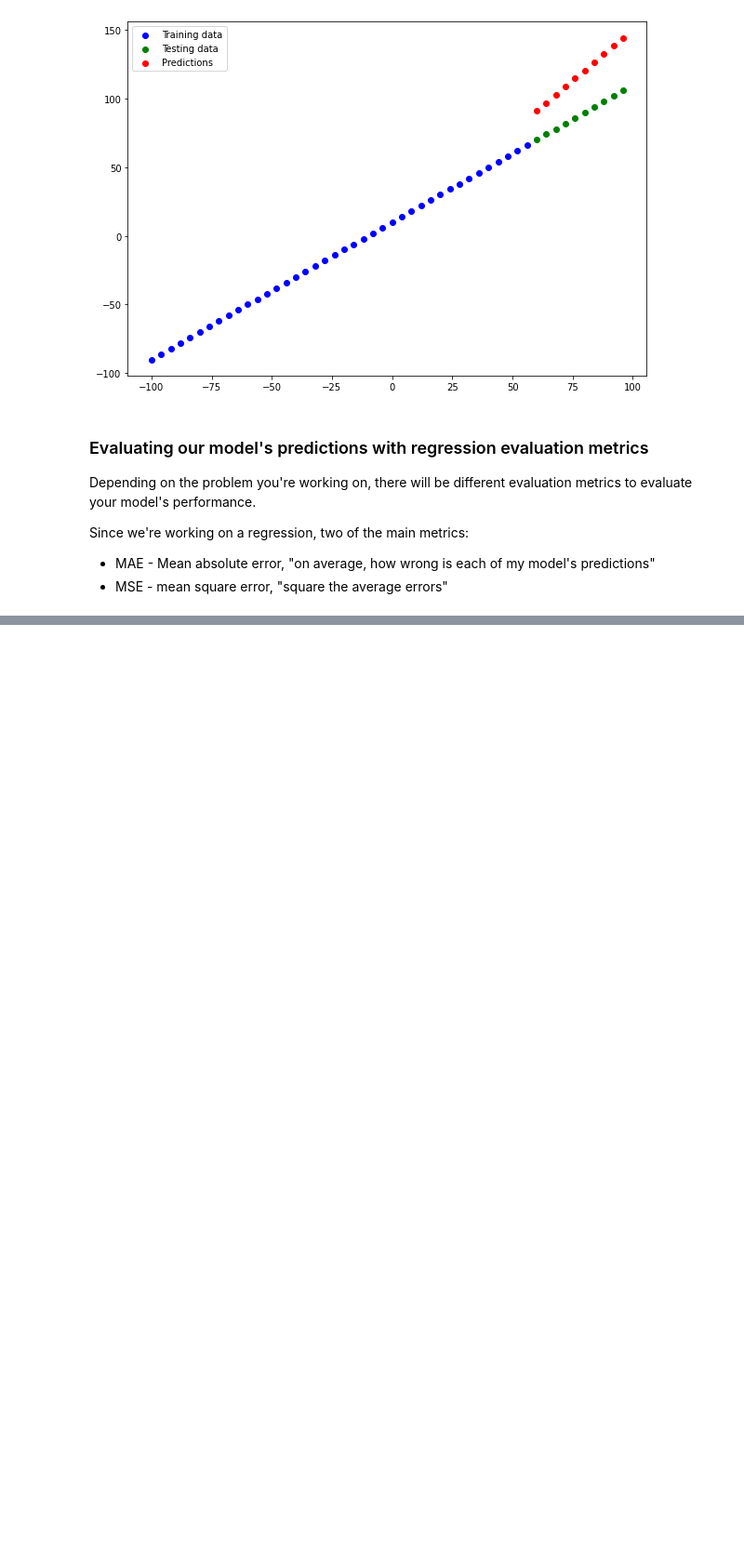
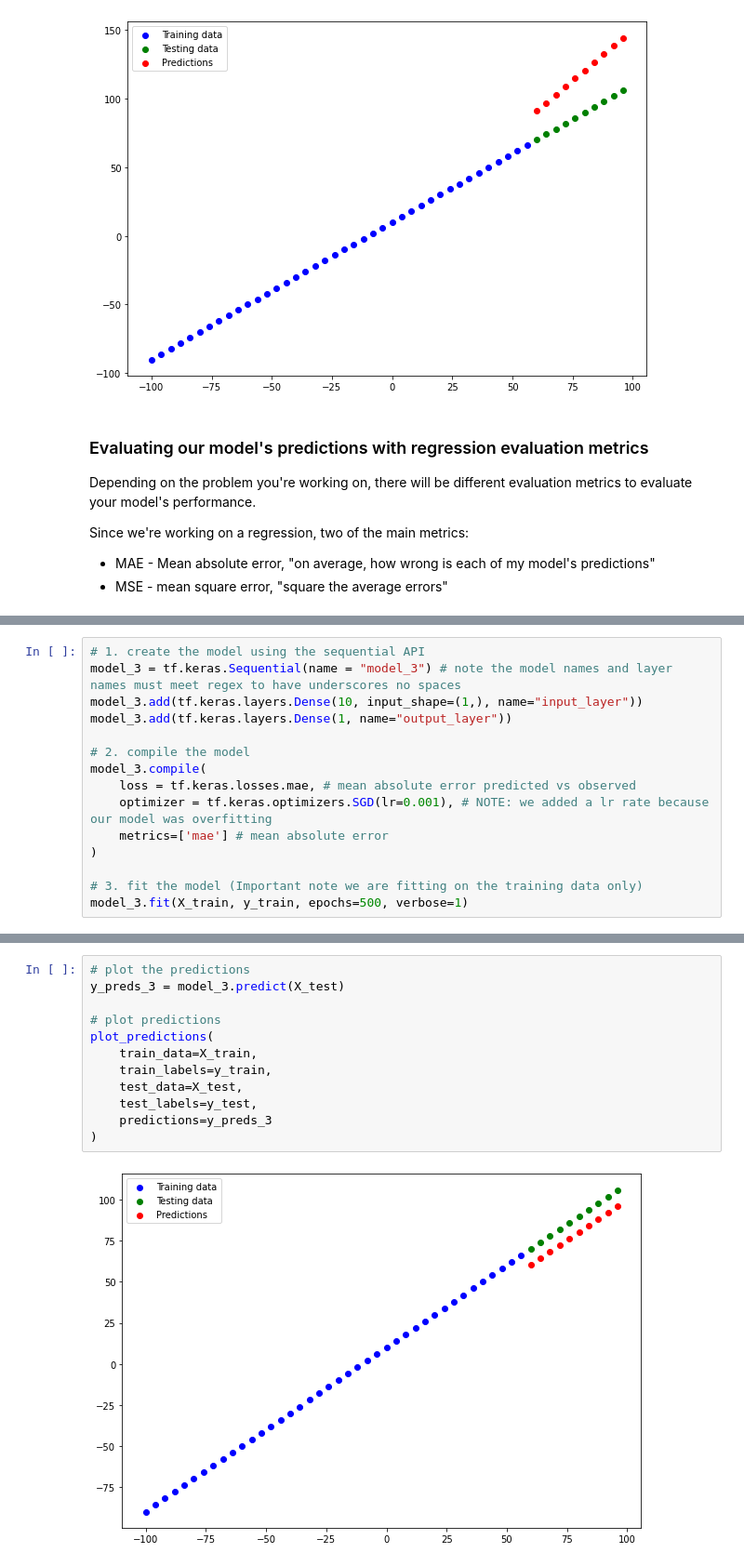
Before and after one commit to Auzlex/uwe-dsp, a Jupyter notebook: TF Neural Regression.ipynb, the cells around one changed output, grey strips where cells are left out. Shown: that part at 93% size. Saved outputs shown, nothing was run; the diff lists cells and outputs as text; blank space fills up the shorter version.

```diff
--- a/TF Neural Regression.ipynb
+++ b/TF Neural Regression.ipynb
@@ -504,0 +659,15 @@ model.evaluate(X_test, y_test)
+# %%
+# 1. create the model using the sequential API
+model_3 = tf.keras.Sequential(name = "model_3") # note the model names and layer names must meet regex to have underscores no spaces
+model_3.add(tf.keras.layers.Dense(10, input_shape=(1,), name="input_layer"))
+model_3.add(tf.keras.layers.Dense(1, name="output_layer"))
+
+# 2. compile the model
+model_3.compile(
+    loss = tf.keras.losses.mae, # mean absolute error predicted vs observed
+    optimizer = tf.keras.optimizers.SGD(lr=0.001), # NOTE: we added a lr rate because our model was overfitting
+    metrics=['mae'] # mean absolute error
+)
+
+# 3. fit the model (Important note we are fitting on the training data only)
+model_3.fit(X_train, y_train, epochs=500, verbose=1)
@@ -504,0 +693,14 @@ model.evaluate(X_test, y_test)
+# %%
+# plot the predictions
+y_preds_3 = model_3.predict(X_test)
+
+# plot predictions
+plot_predictions(
+    train_data=X_train,
+    train_labels=y_train,
+    test_data=X_test,
+    test_labels=y_test,
+    predictions=y_preds_3
+)
+# %% [output]
+[figure, added]
```
Also changed, not shown: parts of 27 cells of this notebook, 2 other files.
